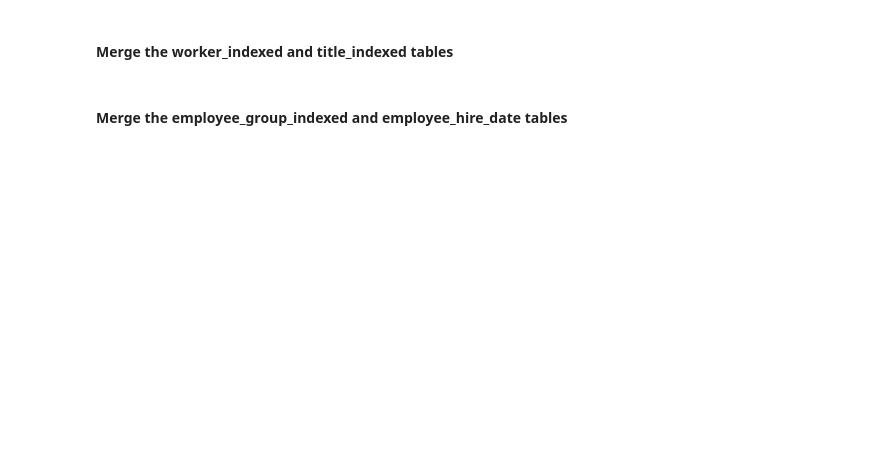
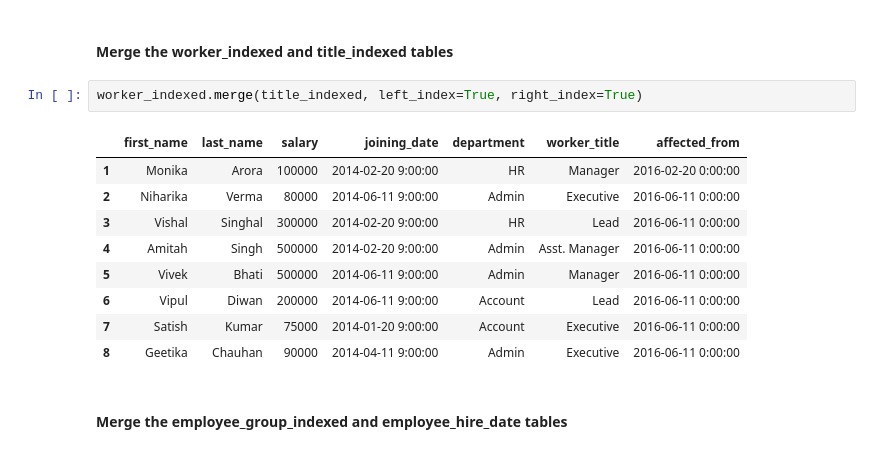
Before and after one commit to karthikvadlamani/karthikvadlamani, a Jupyter notebook: basics/[Exercises-5]Pandas-Concat-Append-Merge-Joins.ipynb, the cells around one changed output. Drawn from its saved outputs; the diff is of its cells as text; blank space fills up the shorter version.

```diff
--- a/basics/[Exercises-5]Pandas-Concat-Append-Merge-Joins.ipynb
+++ b/basics/[Exercises-5]Pandas-Concat-Append-Merge-Joins.ipynb
@@ -146,4 +420,16 @@ employee_group_indexed
 # %% [markdown]
 #### Merge the worker_indexed and title_indexed tables
+# %%
+worker_indexed.merge(title_indexed, left_index=True, right_index=True)
+# %% [output]
+|  | first_name | last_name | salary | joining_date | department | worker_title | affected_from |
+| 1 | Monika | Arora | 100000 | 2014-02-20 9:00:00 | HR | Manager | 2016-02-20 0:00:00 |
+| 2 | Niharika | Verma | 80000 | 2014-06-11 9:00:00 | Admin | Executive | 2016-06-11 0:00:00 |
+| 3 | Vishal | Singhal | 300000 | 2014-02-20 9:00:00 | HR | Lead | 2016-06-11 0:00:00 |
+| 4 | Amitah | Singh | 500000 | 2014-02-20 9:00:00 | Admin | Asst. Manager | 2016-06-11 0:00:00 |
+| 5 | Vivek | Bhati | 500000 | 2014-06-11 9:00:00 | Admin | Manager | 2016-06-11 0:00:00 |
+| 6 | Vipul | Diwan | 200000 | 2014-06-11 9:00:00 | Account | Lead | 2016-06-11 0:00:00 |
+| 7 | Satish | Kumar | 75000 | 2014-01-20 9:00:00 | Account | Executive | 2016-06-11 0:00:00 |
+| 8 | Geetika | Chauhan | 90000 | 2014-04-11 9:00:00 | Admin | Executive | 2016-06-11 0:00:00 |
 # %% [markdown]
 #### Merge the employee_group_indexed and employee_hire_date tables
```
Also changed, not shown: parts of 51 cells of this notebook, 3 other files.
